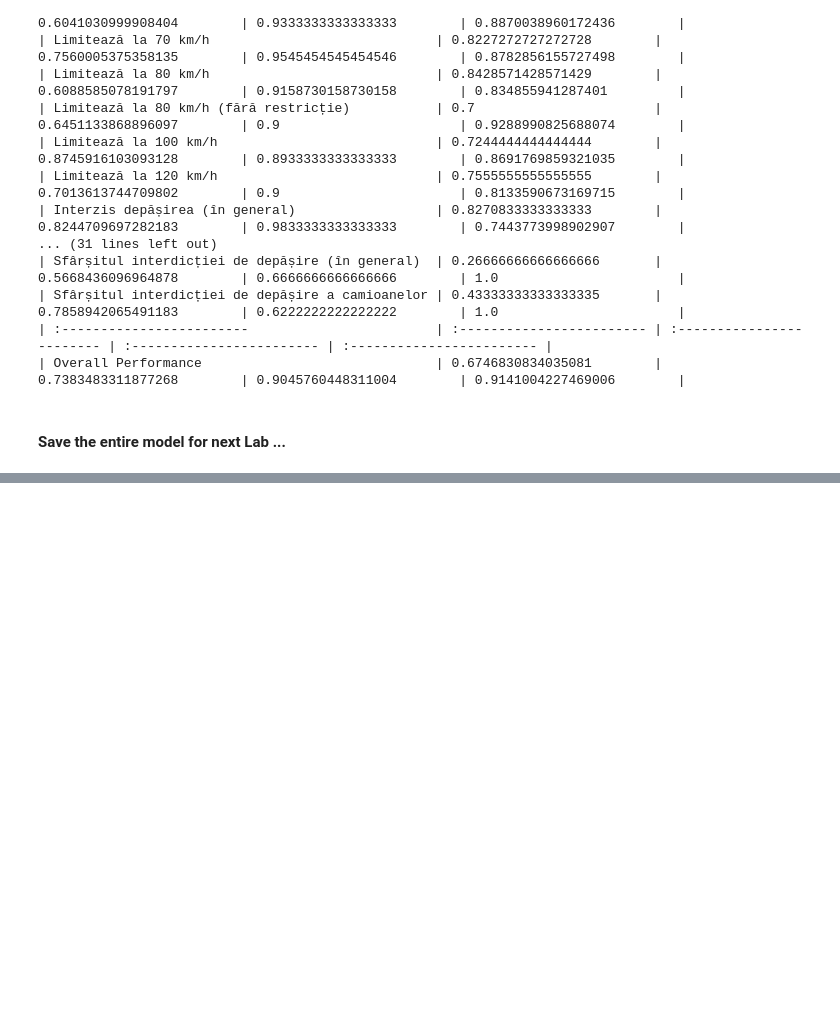
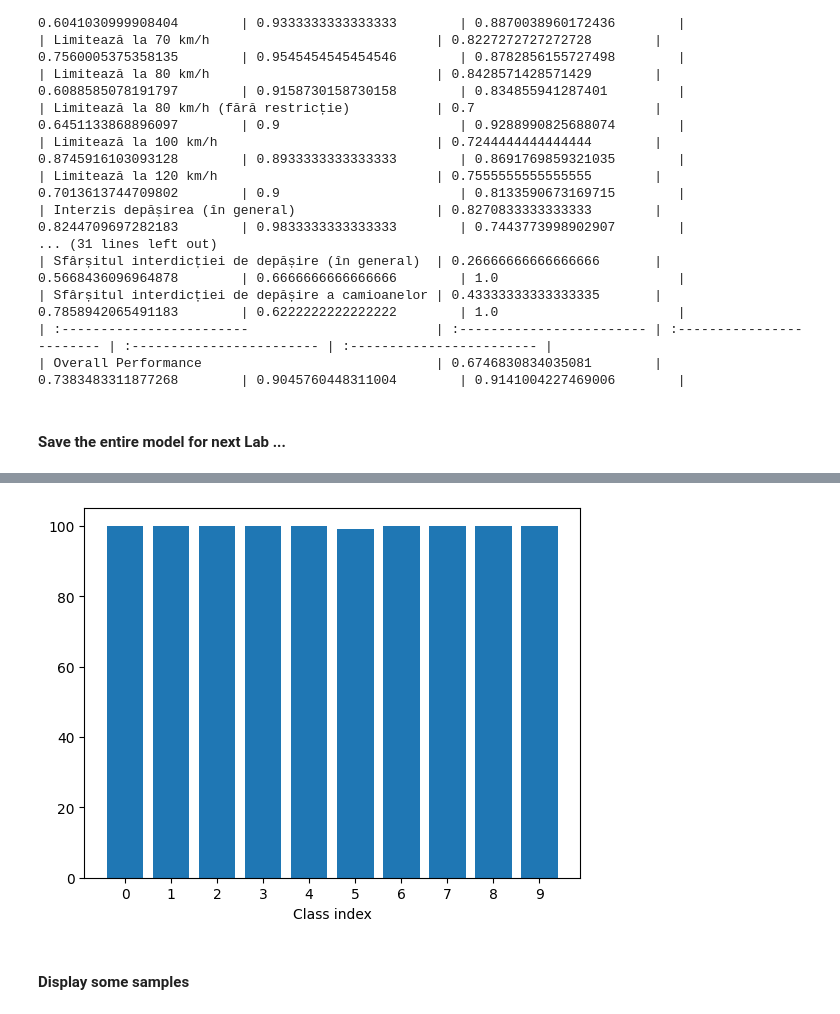
Before and after one commit to Vladimirescu/BIOSINF_IA2, a Jupyter notebook: L2/conv_classification.ipynb, the cells around one changed output, grey strips where cells are left out. Saved outputs shown, nothing was run; the diff lists cells and outputs as text; code cells hidden in the pictures; blank space fills up the shorter version.

```diff
--- a/L2/conv_classification.ipynb
+++ b/L2/conv_classification.ipynb
@@ -674,0 +739,2 @@ torch.save(squeezenet, os.path.join(folder_path_tl, "full_finetuned_mode.pht"))
+# %%
+gtzan_dataset = GTZANdataset("data/gtzan/genres")
@@ -674,0 +758,13 @@ torch.save(squeezenet, os.path.join(folder_path_tl, "full_finetuned_mode.pht"))
+# %%
+import matplotlib.pyplot as plt
+
+label_counts = [0] * 10
+for x, y in gtzan_dataset.samples:
+    label_counts[y] += 1
+
+plt.bar(list(range(10)), label_counts)
+plt.xticks(list(range(10)))
+plt.xlabel("Class index")
+plt.show()
+# %% [output]
+[figure, added]
@@ -674,0 +773,2 @@ torch.save(squeezenet, os.path.join(folder_path_tl, "full_finetuned_mode.pht"))
+# %% [markdown]
+#### Display some samples
```
Also changed, not shown: parts of 61 cells of this notebook, 1 other file.
